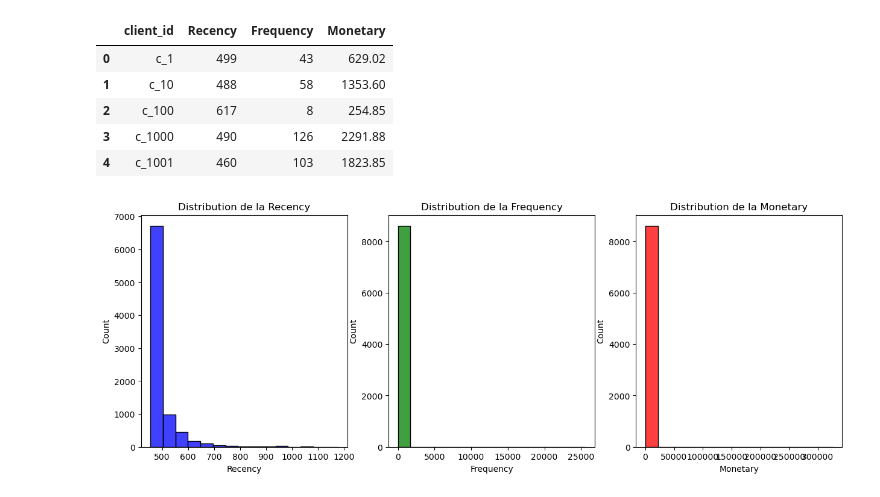
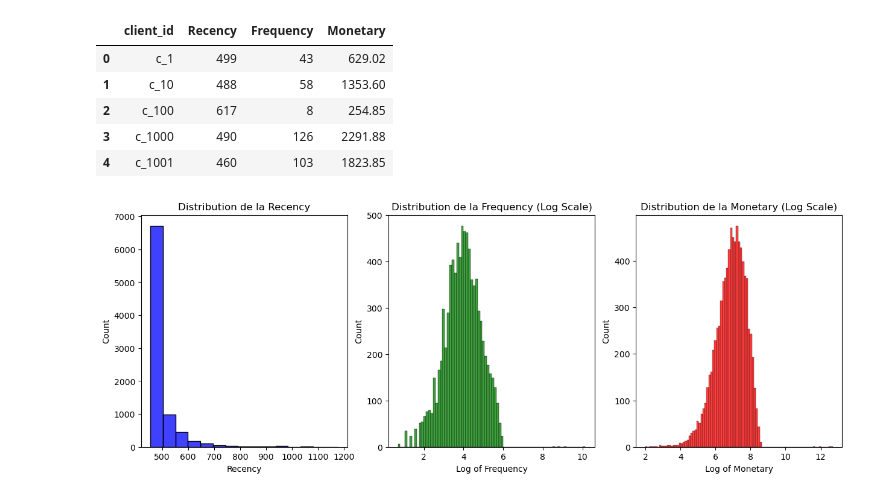
Before and after one commit to LuaGeo/dojo_git, a Jupyter notebook: notebooks/exploration.ipynb, the cells around one changed output. Drawn from its saved outputs; the diff is of its cells as text; code cells hidden in the pictures.

Commit message:
rfm graphs fixed (log scale)

```diff
--- a/notebooks/exploration.ipynb
+++ b/notebooks/exploration.ipynb
@@ -116,30 +117,34 @@ rfm.head()
 # %%
 figs, axs = plt.subplots(1,3, figsize=(15,5))
 
 sns.histplot(
     rfm['Recency'],
     ax=axs[0],
     color='blue',
     bins="sturges",
 )
 axs[0].set_title('Distribution de la Recency')
 
 sns.histplot(
-    rfm['Frequency'],
+    np.log1p(rfm['Frequency']),  # Log transformation
     ax=axs[1],
     color='green',
-    bins="sturges",
+    bins="fd",
 )
-axs[1].set_title('Distribution de la Frequency')
+axs[1].set_title('Distribution de la Frequency (Log Scale)')
+axs[1].set_xlabel('Log of Frequency')
+
 
 sns.histplot(
-    rfm['Monetary'],
+    np.log1p(rfm['Monetary']),  # Log transformation
     ax=axs[2],
     color='red',
-    bins="sturges",
+    bins="fd",
 )
-axs[2].set_title('Distribution de la Monetary')
+axs[2].set_title('Distribution de la Monetary (Log Scale)')
+axs[2].set_xlabel('Log of Monetary')
+
 
 plt.show()
 # %% [output]
-[figure, old version]
+[figure, new version]
```
Also changed, not shown: parts of 1 cell of this notebook.
